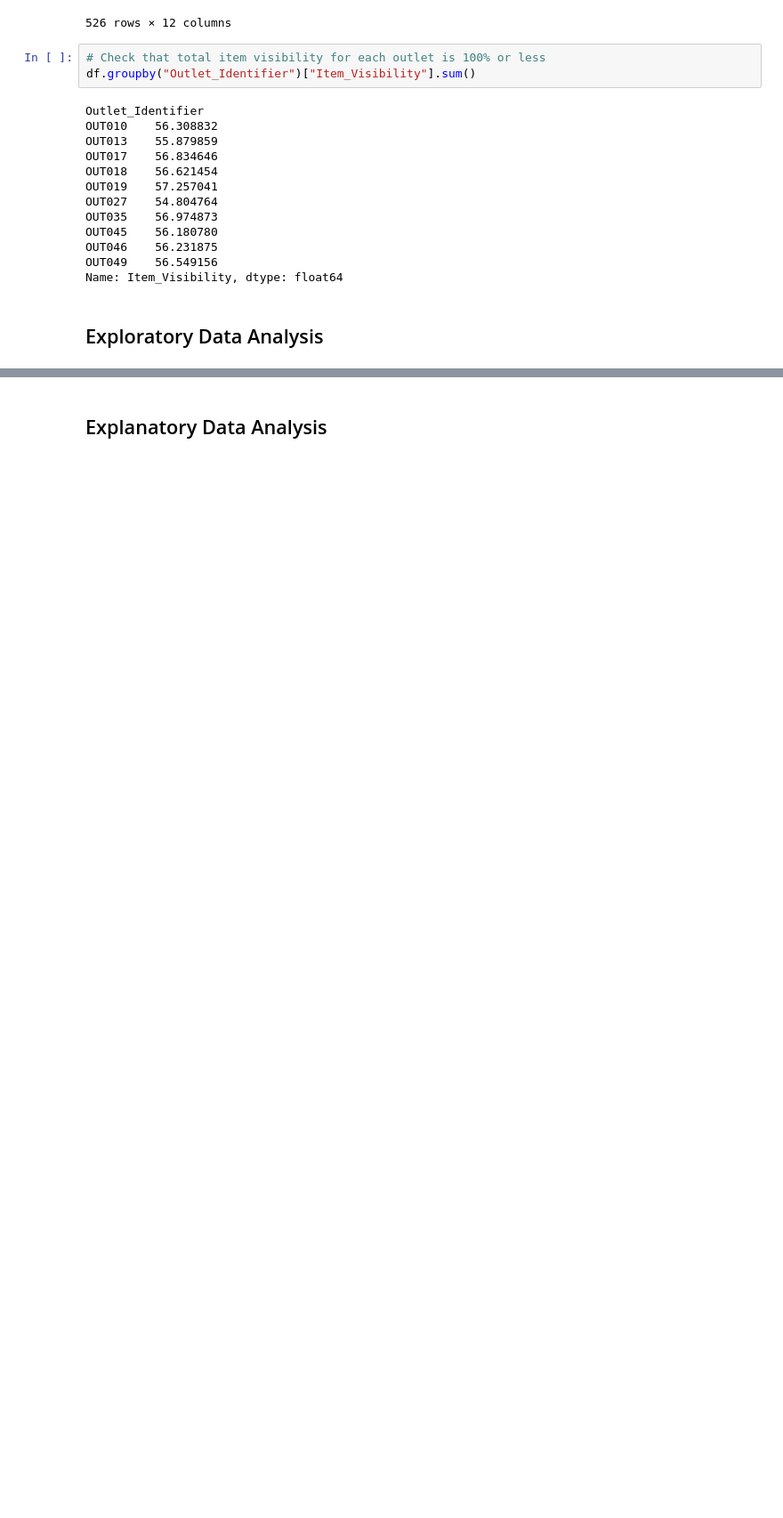
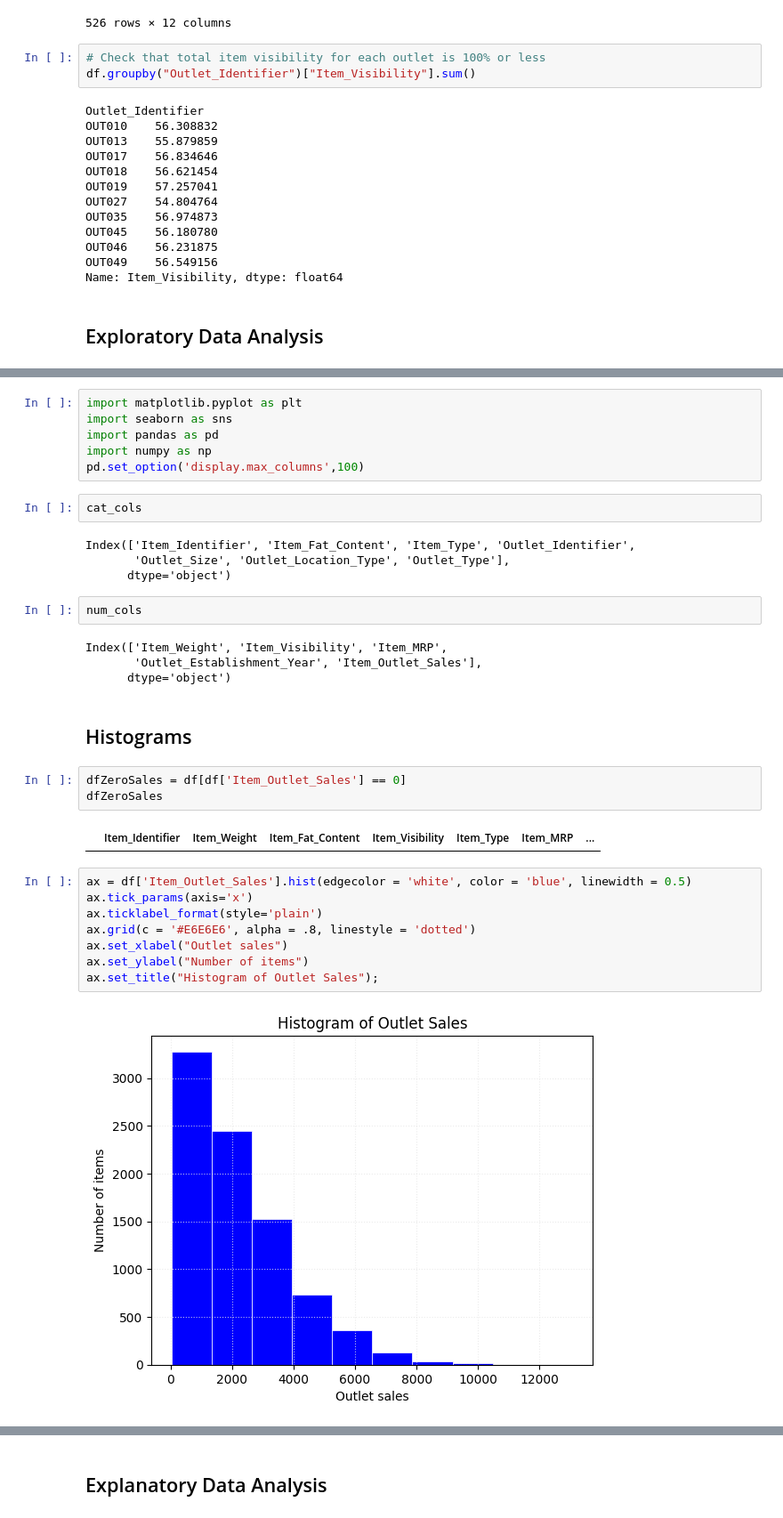
Before and after one commit to jvwk/Prediction-of-PRoduct-Sales, a Jupyter notebook: Prediction_of_Product_Sales.ipynb, the cells around one changed output, grey strips where cells are left out. Shown at 89% size. Drawn from its saved outputs; the diff is of its cells as text; blank space fills up the shorter version.

```diff
--- a/Prediction_of_Product_Sales.ipynb
+++ b/Prediction_of_Product_Sales.ipynb
@@ -302,0 +312,35 @@ Name: Item_Visibility, dtype: float64
+# %%
+import matplotlib.pyplot as plt
+import seaborn as sns
+import pandas as pd
+import numpy as np
+pd.set_option('display.max_columns',100)
+# %%
+cat_cols
+# %% [output]
+Index(['Item_Identifier', 'Item_Fat_Content', 'Item_Type', 'Outlet_Identifier',
+       'Outlet_Size', 'Outlet_Location_Type', 'Outlet_Type'],
+      dtype='object')
+# %%
+num_cols
+# %% [output]
+Index(['Item_Weight', 'Item_Visibility', 'Item_MRP',
+       'Outlet_Establishment_Year', 'Item_Outlet_Sales'],
+      dtype='object')
+# %% [markdown]
+## Histograms
+# %%
+dfZeroSales = df[df['Item_Outlet_Sales'] == 0]
+dfZeroSales
+# %% [output]
+|  | Item_Identifier | Item_Weight | Item_Fat_Content | Item_Visibility | Item_Type | Item_MRP | ... |
+# %%
+ax = df['Item_Outlet_Sales'].hist(edgecolor = 'white', color = 'blue', linewidth = 0.5)
+ax.tick_params(axis='x')
+ax.ticklabel_format(style='plain')
+ax.grid(c = '#E6E6E6', alpha = .8, linestyle = 'dotted')
+ax.set_xlabel("Outlet sales")
+ax.set_ylabel("Number of items")
+ax.set_title("Histogram of Outlet Sales");
+# %% [output]
+[figure, added]
```
Also changed, not shown: parts of 12 cells of this notebook.
